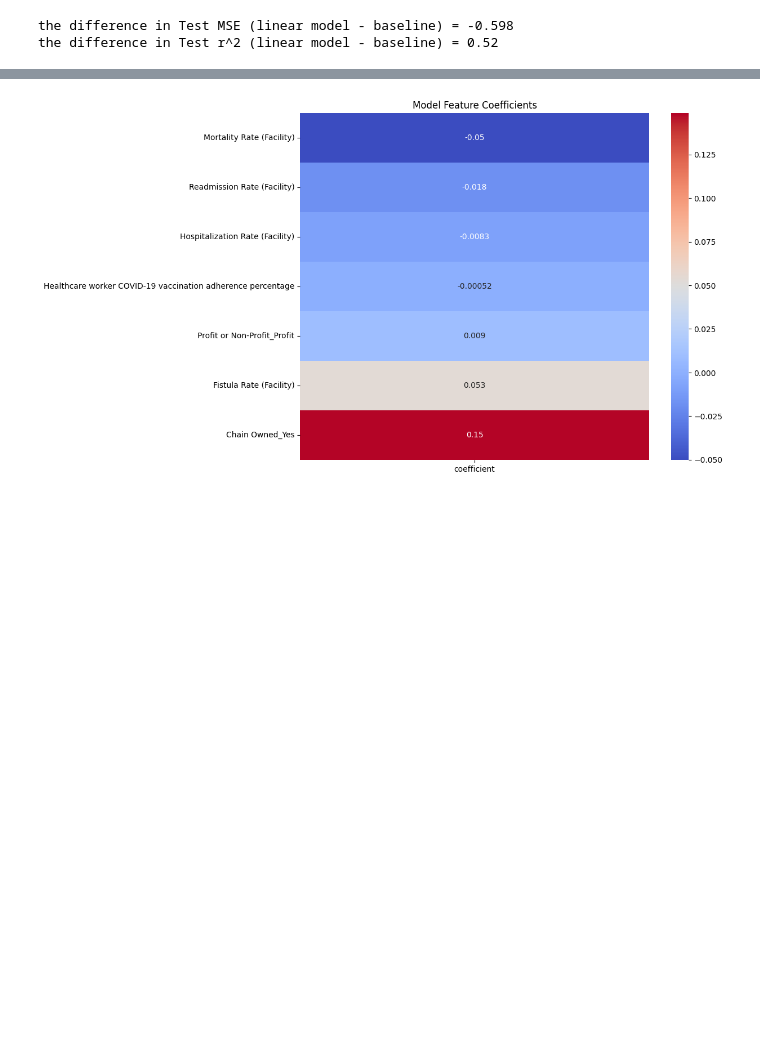
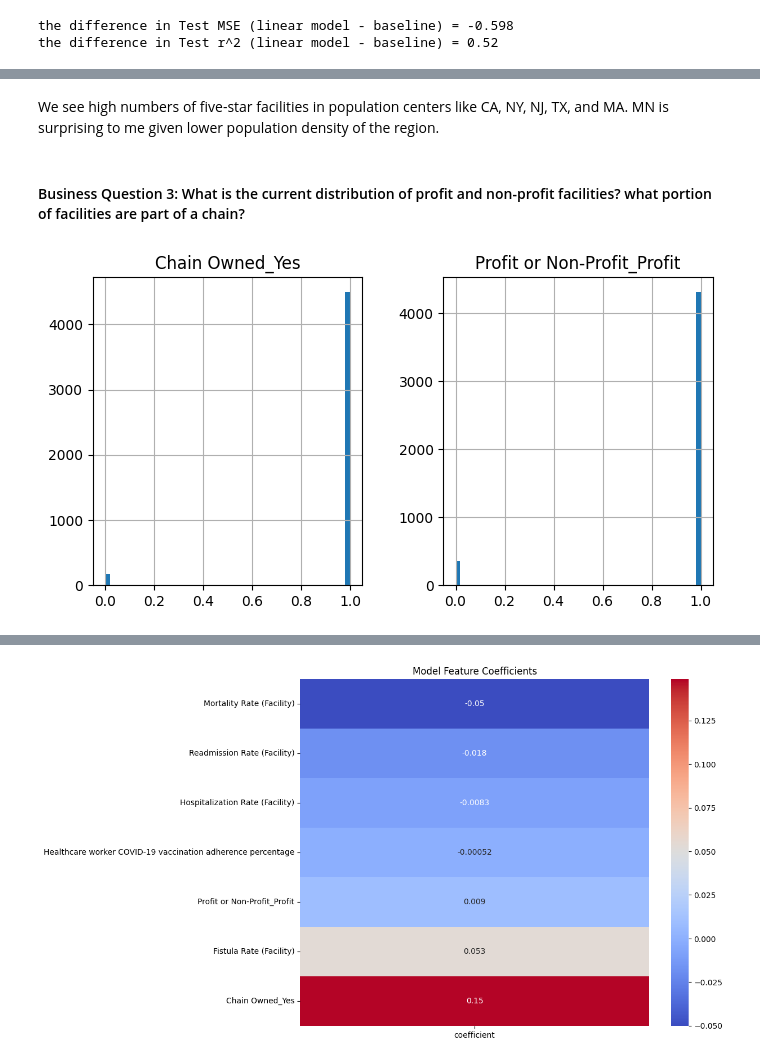
Before and after one commit to bm760/udacity-ds-project1, a Jupyter notebook: Dialysis Analysis.ipynb, the cells around one changed output, grey strips where cells are left out. Cells and saved outputs as stored; diff of their text form; code cells hidden in the pictures; blank space fills up the shorter version.

```diff
--- a/Dialysis Analysis.ipynb
+++ b/Dialysis Analysis.ipynb
@@ -462,0 +537,11 @@ the difference in Test r^2 (linear model - baseline) = 0.52
+# %% [markdown]
+We see high numbers of five-star facilities in population centers like CA, NY, NJ, TX, and MA.  MN is surprising to me given lower population density of the region.
+# %% [markdown]
+#### Business Question 3: What is the current distribution of profit and non-profit facilities? what portion of facilities are part of a chain?
+# %%
+# display the distribution of the features
+binary_cols = ['Chain Owned_Yes', 'Profit or Non-Profit_Profit']
+X[binary_cols].hist(bins=50, figsize=(8, 4))
+plt.show()
+# %% [output]
+[figure, added]
```
Also changed, not shown: parts of 45 cells of this notebook.
